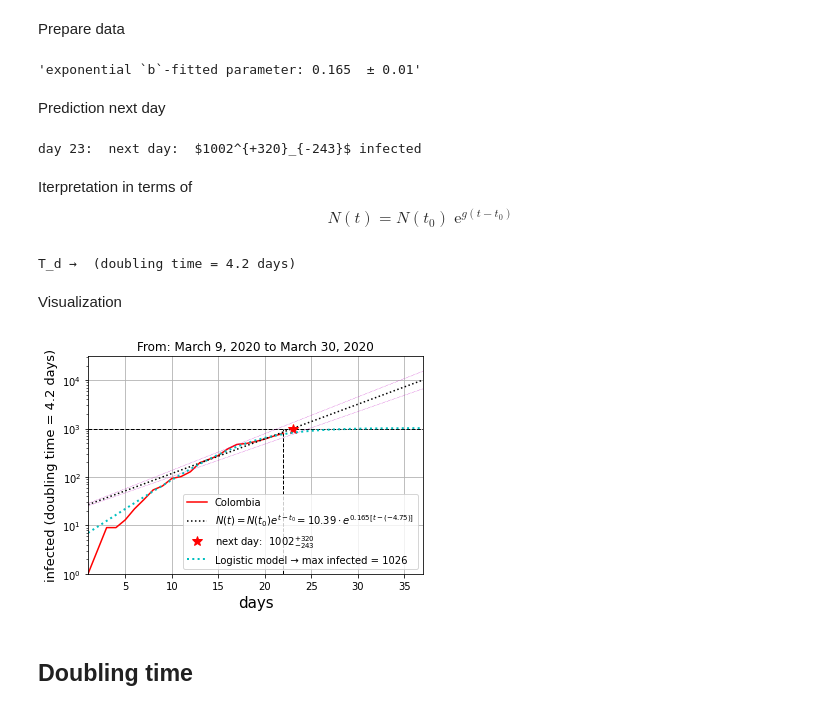
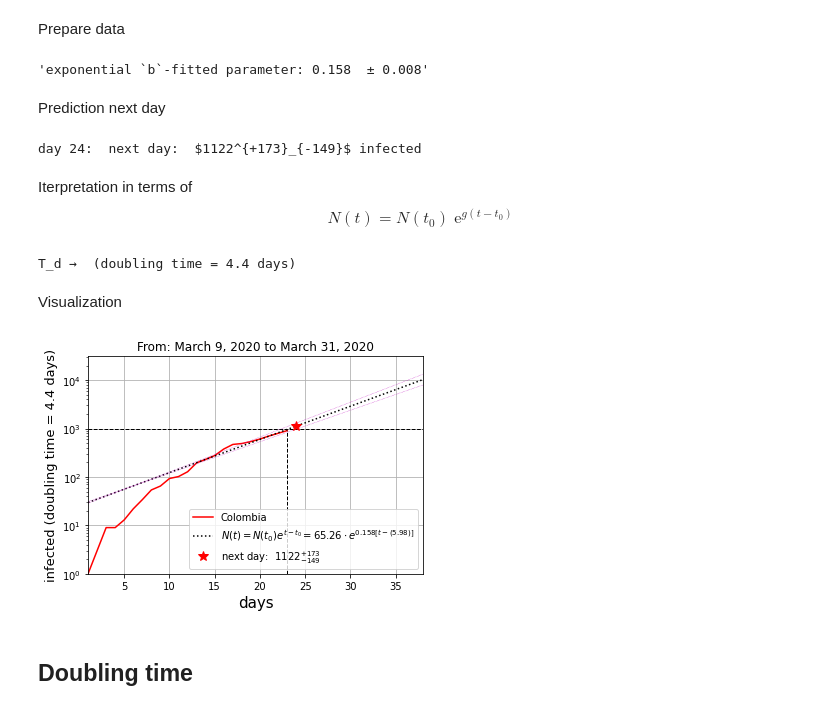
Before and after one commit to restrepo/COVID-19, a Jupyter notebook: covid.ipynb, the cells around one changed output. Saved outputs shown, nothing was run; the diff lists cells and outputs as text; code cells hidden in the pictures.

```diff
--- a/covid.ipynb
+++ b/covid.ipynb
@@ -193,7 +193,7 @@ For doubling times analysis for other countries see [Forbes](https://www.forbes.
 NOT_OFFICIAL_UPDATE=False
 c='Colombia'
 max_forecast=1000
-prediction=22
+prediction=23
 extra_days=16
 start_day='3/9/20'
 y=get_infected(c,date_start=start_day,date_end=dmax,DataFrame=cv)
@@ -215,14 +215,14 @@ logistic_end=int(logistic_fit[0][2])
 # %% [markdown]
 Prepare data
 # %%
-exp_fit = opt.curve_fit(exponential_model,x,y,p0=[1,0.4,10])
+exp_fit = opt.curve_fit(exponential_model,x,y,p0=[1,0.4,20])
 try:
     Δb=np.sqrt(exp_fit[1][1,1])
 except:
     Δb=0
 'exponential `b`-fitted parameter: {}  ± {}'.format(exp_fit[0][1].round(3),Δb.round(3))
 # %% [output]
-'exponential `b`-fitted parameter: 0.165  ± 0.01'
+'exponential `b`-fitted parameter: 0.158  ± 0.008'
 # %% [markdown]
 Prediction next day
 # %%
@@ -235,7 +235,7 @@ next_day=r'next day:  $%g^{+%g}_{-%g}$' %(
                         int( infc ),int( pinfc ),int( minfc )  )
 print('day {}:  {} infected'.format(x[-1]+1,next_day) )
 # %% [output]
-day 23:  next day:  $1002^{+320}_{-243}$ infected
+day 24:  next day:  $1122^{+173}_{-149}$ infected
 # %% [markdown]
 Iterpretation in terms of
 $$N(t)=N(t_0)\operatorname{e}^{g(t-t_0)}$$
@@ -255,11 +255,11 @@ else:
     texmodel=''
     dt=''
 # %% [output]
-T_d →  (doubling time = 4.2 days)
+T_d →  (doubling time = 4.4 days)
 # %% [markdown]
 Visualization
 # %%
-LOGISTIC=True
+LOGISTIC=False
 ERRORS=True
 ylinlog='log'
 xx=range(x[0],x[-1]+extra_days)
@@ -288,34 +288,34 @@ plt.vlines(prediction,ymin,max_forecast,linestyles='--',lw=1)
 
 plt.title('From: {} to {}'.format(
     datetime.datetime.strptime(start_day,"%m/%d/%y").strftime("%B %-d, %Y"),
     datetime.datetime.strptime(dmax,"%m/%d/%y").strftime("%B %-d, %Y") ) )
 plt.plot(x[-1]+1,infc,'r*',markersize=10,
          label=next_day
          )
 
 if LOGISTIC:
     plt.plot(xx,
          logistic_model(xx,logistic_fit[0][0],logistic_fit[0][1],logistic_fit[0][2]),
          'c:',lw=2,label='Logistic model → max infected = {}'.format(logistic_end)
           )
 
 plt.legend()#(loc='upper left')
 plt.xscale('linear')
 plt.yscale(ylinlog)
 plt.xlabel('days',size=15)
 plt.ylabel('infected '+dt,size=13 )
 if ylinlog=='linear':
     xmax=x[-1]+2
     ymax=y[-1]+infc+Δb
 else:
     xmax=xx[-1]
     ymax=max_forecast+30000
 plt.xlim(xx[0],xmax)
 plt.ylim(ymin,ymax)
 plt.grid()
 plt.savefig('Colombia.png')
 # %% [output]
-[figure, old version]
+[figure, new version]
 # %% [markdown]
 
 ## Doubling time
```
Also changed, not shown: parts of 19 cells of this notebook.
